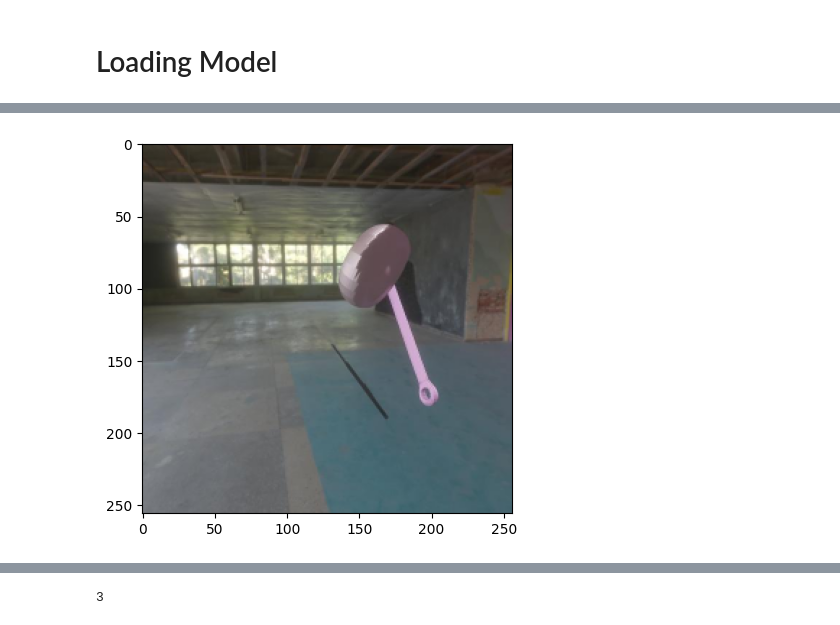
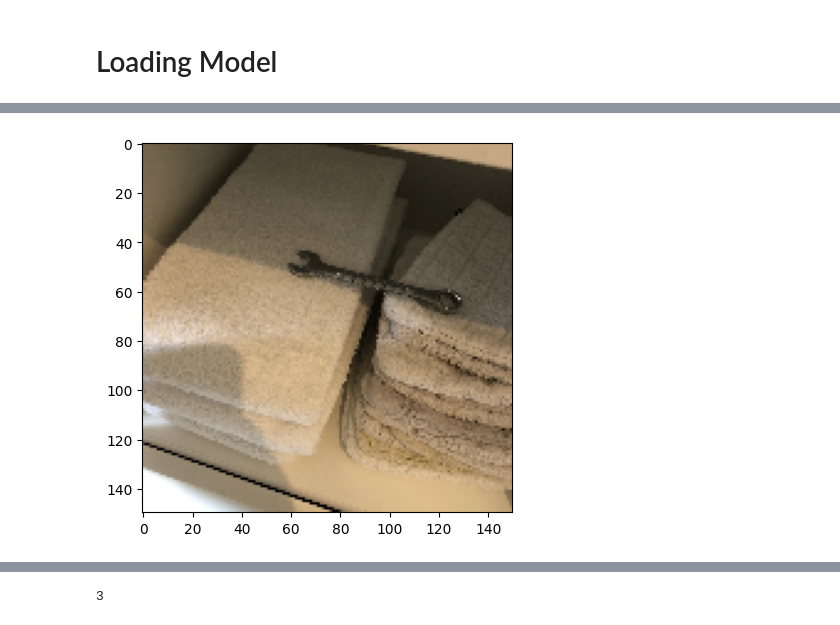
Before and after one commit to LennertM-2054620/MachineLearning, a Jupyter notebook: Project/Loading_models.ipynb, the cells around one changed output, grey strips where cells are left out. Cells and saved outputs as stored; diff of their text form; code cells hidden in the pictures.

```diff
--- a/Project/Loading_models.ipynb
+++ b/Project/Loading_models.ipynb
@@ -26,0 +12,6 @@ plt.show()
+# %%
+img = cv2.imread("Data/Real/CombWrench/IMG_0630.JPEG")
+img = cv2.cvtColor(img, cv2.COLOR_BGR2RGB)
+
+plt.imshow(img)
+plt.show()
@@ -27,9 +20,9 @@ plt.show()
 # %%
-resize = tf.image.resize(img, (256,256))
+resize = tf.image.resize(img, (150,150))
 plt.imshow(resize.numpy().astype(int))
 plt.show()
 # %% [output]
-[figure, old version]
+[figure, new version]
 # %%
 yhat = new_model.predict(np.expand_dims(resize/255, 0))
 # %% [output]
```
Also changed, not shown: parts of 5 cells of this notebook, 2 other files.
